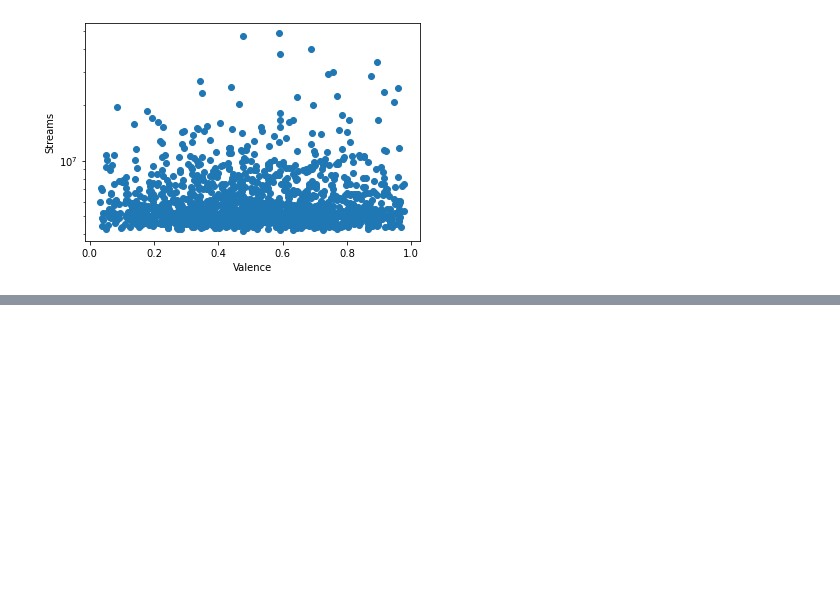
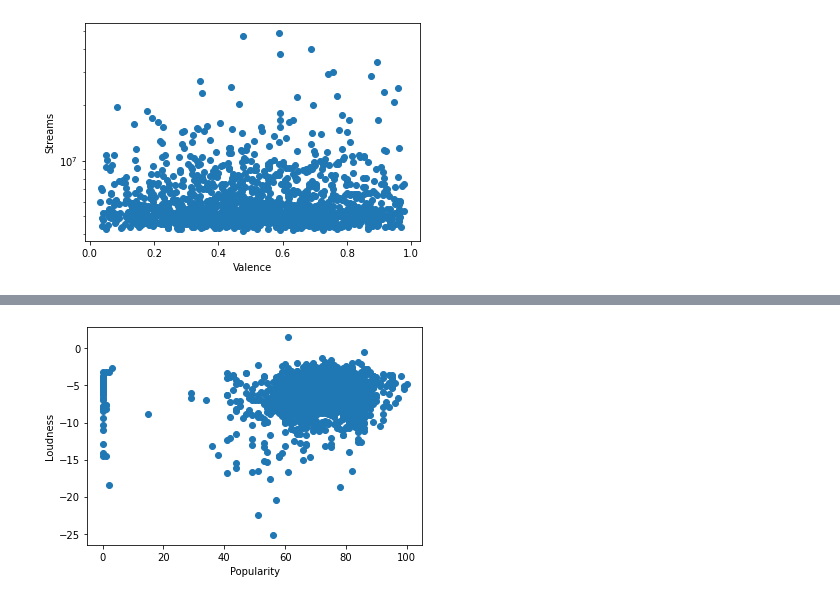
Before and after one commit to natemeyer001/final_project_3, a Jupyter notebook: nateTester.ipynb, the cells around one changed output, grey strips where cells are left out. Cells and saved outputs as stored; diff of their text form; code cells hidden in the pictures; blank space fills up the shorter version.

```diff
--- a/nateTester.ipynb
+++ b/nateTester.ipynb
@@ -272,0 +286,7 @@ plt.show()
+# %%
+plt.scatter(x=df["Popularity"], y=df["Loudness"])
+plt.xlabel("Popularity")
+plt.ylabel("Loudness")
+plt.show()
+# %% [output]
+[figure, added]
```
Also changed, not shown: parts of 20 cells of this notebook.
